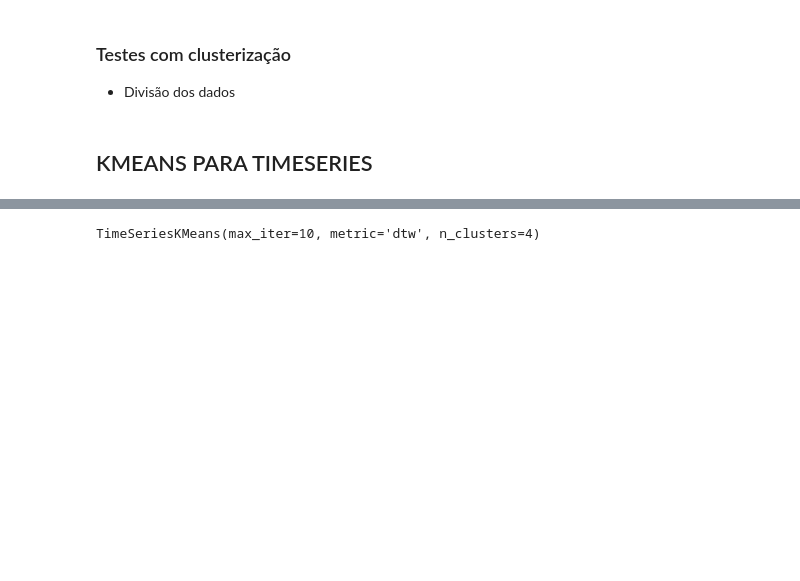
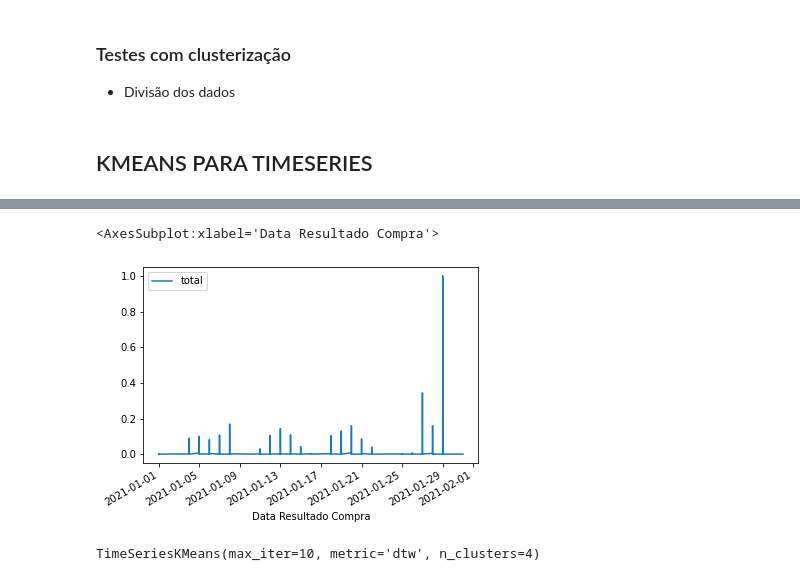
Before and after one commit to ednaelxd/residencia2, a Jupyter notebook: Analises/TAG'AMENTO 02 - Testes com clusterização.ipynb, the cells around one changed output, grey strips where cells are left out. Drawn from its saved outputs; the diff is of its cells as text; code cells hidden in the pictures; blank space fills up the shorter version.

```diff
--- a/Analises/TAG'AMENTO 02 - Testes com clusterização.ipynb
+++ b/Analises/TAG'AMENTO 02 - Testes com clusterização.ipynb
@@ -170,3 +157,8 @@ Requirement already satisfied: threadpoolctl>=2.0.0 in c:\users\efvs\miniconda3\
+# %%
+serie_totais.plot()
+# %% [output]
+<AxesSubplot:xlabel='Data Resultado Compra'>
+[figure, added]
 # %%
 from tslearn.clustering import TimeSeriesKMeans
 model = TimeSeriesKMeans(n_clusters=4, metric="dtw", max_iter=10)
```
Also changed, not shown: parts of 19 cells of this notebook.
